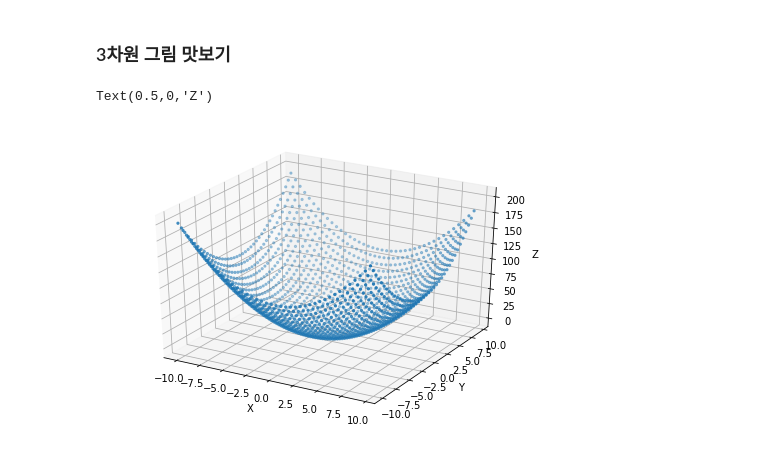
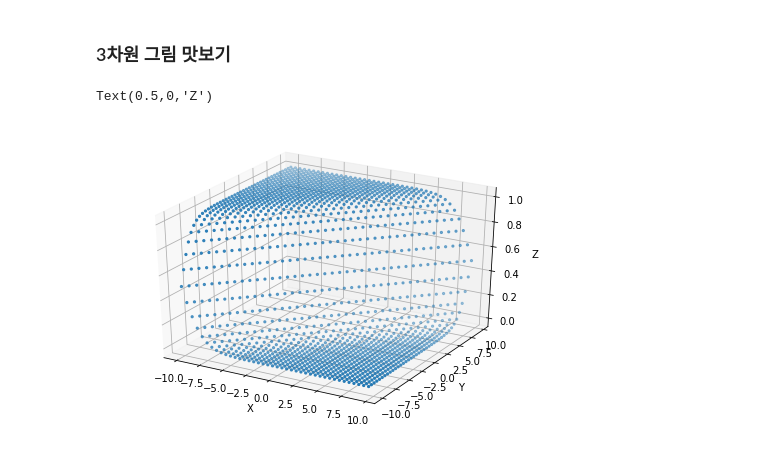
Before and after one commit to gubosd/lecture11, a Jupyter notebook: 파이썬고급/03_matplotlib_01.ipynb, the cells around one changed output. Saved outputs shown, nothing was run; the diff lists cells and outputs as text; code cells hidden in the pictures.

```diff
--- a/파이썬고급/03_matplotlib_01.ipynb
+++ b/파이썬고급/03_matplotlib_01.ipynb
@@ -990,21 +998,21 @@ plt.axis('off')
 # %%
 from mpl_toolkits.mplot3d import Axes3D, axes3d
 
 fig = plt.figure()
 #ax=Axes3D(fig, elev=-152, azim=-26)
 ax = Axes3D(fig)
 
 rng = np.arange(-10,10,0.5)
 X,Y = np.meshgrid(rng, rng)
-#Z = 1 / (1+np.exp(-1*(X+Y)))
-Z = X**2 + Y**2
+#Z = X**2 + Y**2
+Z = 1/(1+np.exp(X-Y))
 
 m = ax.scatter(X,Y,Z, s=5, cmap='autumn')
 #fig.colorbar(m, shrink=0.7)
 
 ax.set_xlabel('X')
 ax.set_ylabel('Y')
 ax.set_zlabel('Z')
 # %% [output]
 Text(0.5,0,'Z')
-[figure, old version]
+[figure, new version]
```
Also changed, not shown: parts of 8 cells of this notebook, 1 other file.
